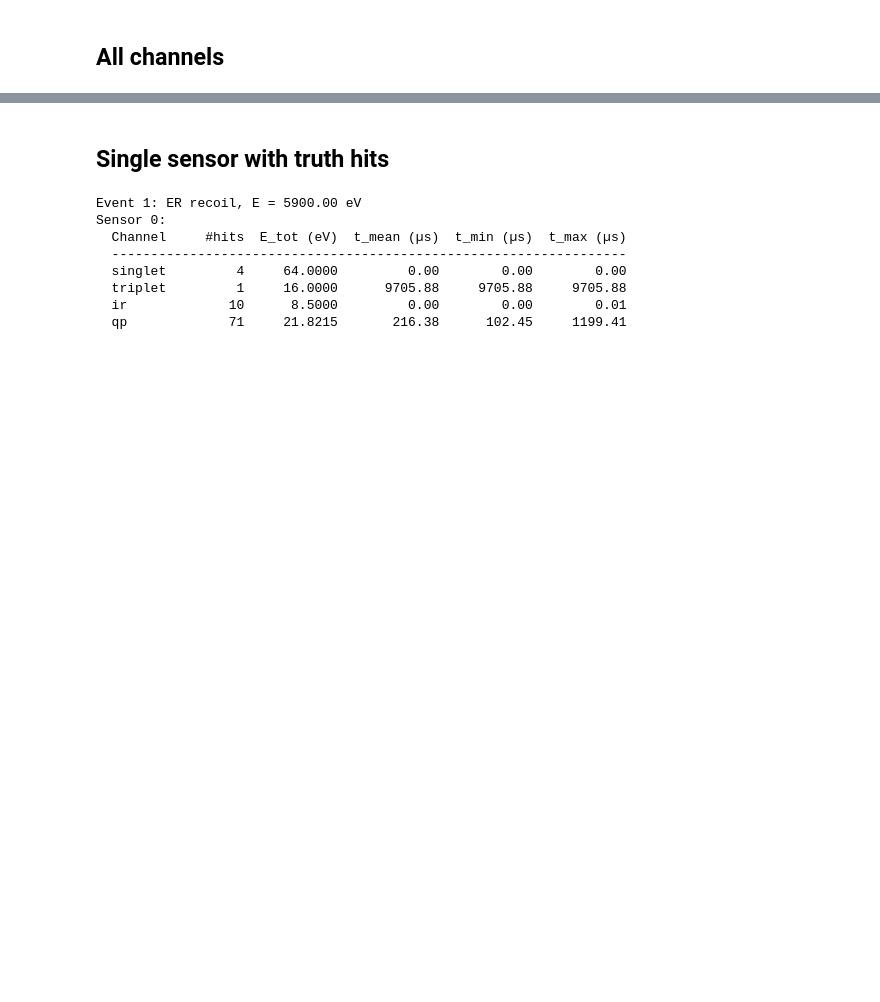
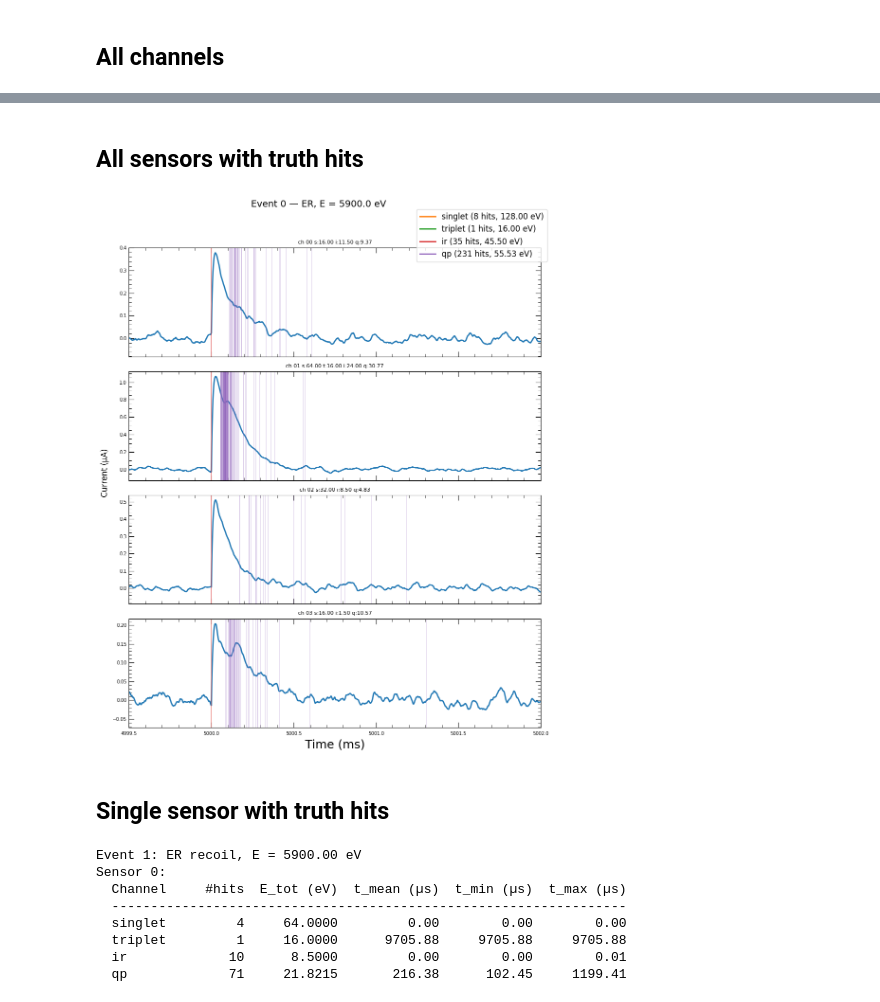
Before and after one commit to spice-herald/pytessim, a Jupyter notebook: scripts/event_viewer.ipynb, the cells around one changed output, grey strips where cells are left out. Drawn from its saved outputs; the diff is of its cells as text; code cells hidden in the pictures; blank space fills up the shorter version.

```diff
--- a/scripts/event_viewer.ipynb
+++ b/scripts/event_viewer.ipynb
@@ -36,3 +41,10 @@ loader.plot_all_channels(event_idx, ds_factor=1, xlim=(4999.5, 5005))
+# %% [markdown]
+## All sensors with truth hits
+# %%
+event_idx = 0
+loader.plot_all_sensors_with_truth(event_idx, ds_factor=1, xlim=(4999.5, 5002))
+# %% [output]
+[figure, added]
 # %% [markdown]
 ## Single sensor with truth hits
 # %%
```
Also changed, not shown: parts of 6 cells of this notebook, 6 other files.
